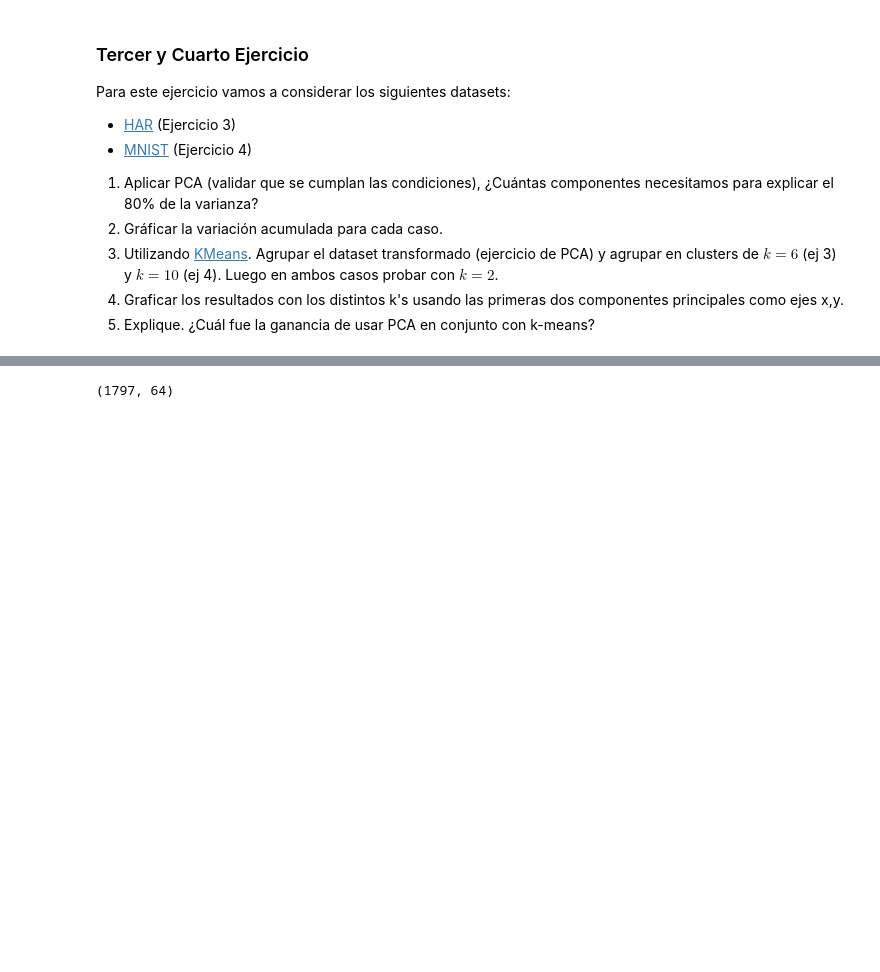
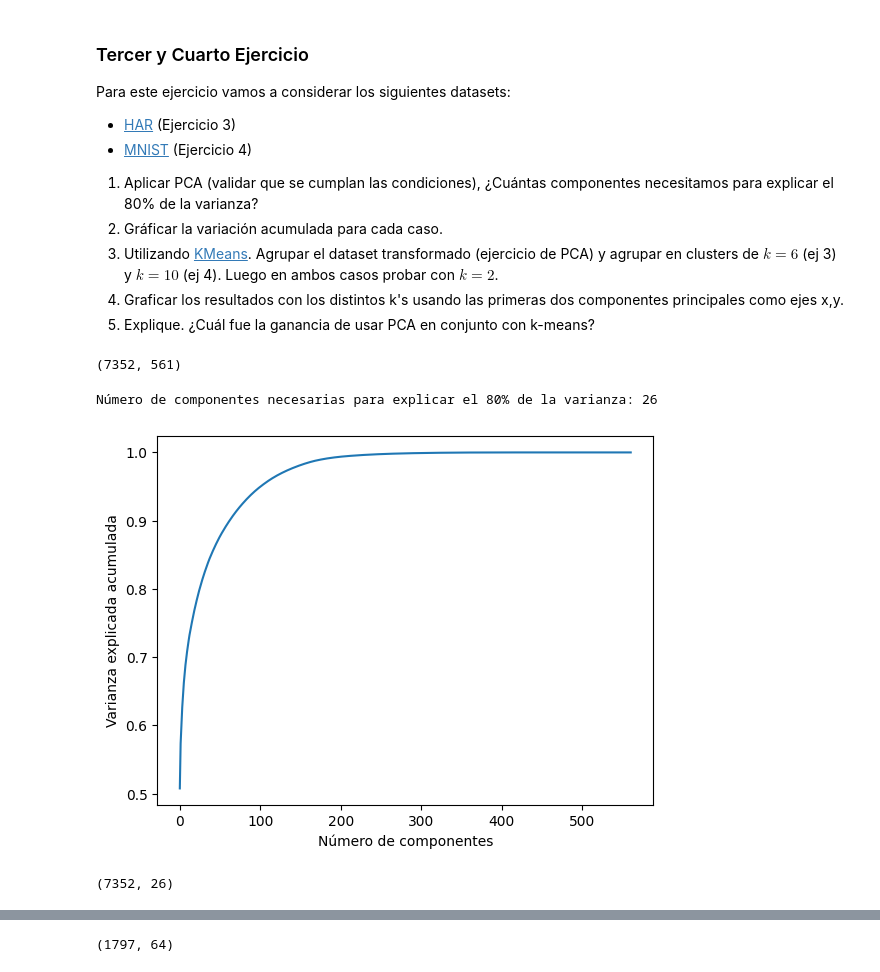
Before and after one commit to raczki/intro_ia, a Jupyter notebook: tp_integrador.ipynb, the cells around one changed output, grey strips where cells are left out. Drawn from its saved outputs; the diff is of its cells as text; code cells hidden in the pictures; blank space fills up the shorter version.

```diff
--- a/tp_integrador.ipynb
+++ b/tp_integrador.ipynb
@@ -126,22 +124,37 @@ from sklearn.cluster import KMeans
+# %%
+# Ejercicio 3
+X_train = np.loadtxt("./HAR/X_train.txt")
+print(X_train.shape)
+# %% [output]
+(7352, 561)
 # %%
 # 1. Aplicar PCA (validar que se cumplan las condiciones), ¿Cuántas componentes necesitamos para explicar el 80% de la varianza?
 
-# Estandarización de características
+# Estandarización de features
 scaler = StandardScaler()
-digits_std = scaler.fit_transform(digits.data)
+X_std = scaler.fit_transform(X_train)
 
-# Aplicación de PCA
+# Aplicar PCA
 pca = PCA()
-pca.fit(digits_std)
+pca.fit_transform(X_std)
 cumulative_sum = np.cumsum(pca.explained_variance_ratio_)
 n_components = np.argmax(cumulative_sum >= 0.8) + 1
 print("Número de componentes necesarias para explicar el 80% de la varianza:", n_components)
 
 # 2. Gráficar la variación acumulada
 plt.plot(cumulative_sum)
 plt.xlabel("Número de componentes")
 plt.ylabel("Varianza explicada acumulada")
 plt.show()
+
+# Aplicación de PCA explicando 80% de la varianza
+pca = PCA(n_components=0.8, random_state=123)
+X_transformed = pca.fit_transform(X_std)
+print(X_transformed.shape)
+# %% [output]
+Número de componentes necesarias para explicar el 80% de la varianza: 26
+[figure, added]
+(7352, 26)
 # %%
 # 3. Utilizando KMeans Agrupar el dataset transformado (ejercicio de PCA) y agrupar en clusters de k=6 y k=2.
 # 4. Graficar los resultados con los distintos k's usando las primeras dos componentes principales como ejes x,y.
```
Also changed, not shown: parts of 6 cells of this notebook.
